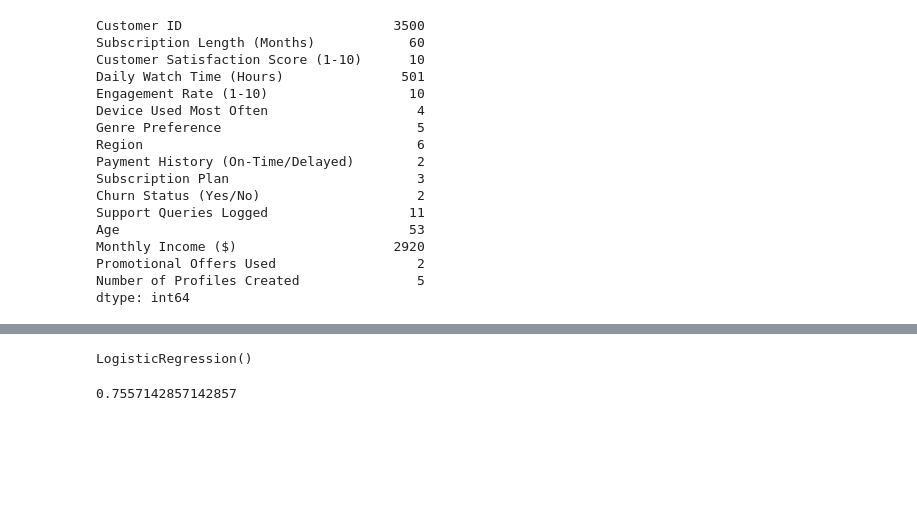
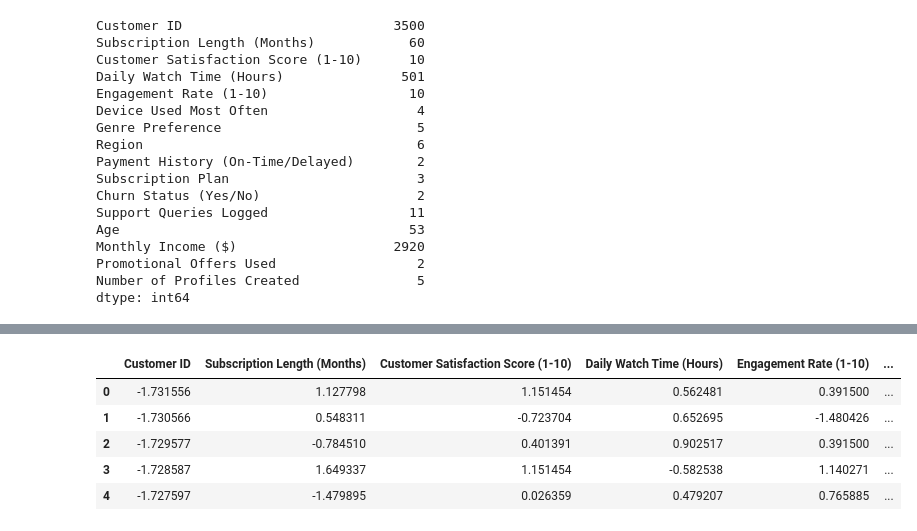
Before and after one commit to saidabroor/AI-Assignments, a Jupyter notebook: 2nd-month_b/10th-lesson_b/practice.ipynb, the cells around one changed output, grey strips where cells are left out. Drawn from its saved outputs; the diff is of its cells as text; code cells hidden in the pictures; blank space fills up the shorter version.

```diff
--- a/2nd-month_b/10th-lesson_b/practice.ipynb
+++ b/2nd-month_b/10th-lesson_b/practice.ipynb
@@ -86,5 +214,15 @@ Name: count, dtype: int64
 # %%
-le = LabelEncoder()
-for col in df.columns:
-  df[col] = le.fit_transform(df[col])
+scaler = StandardScaler()
+
+for col in num_cols:
+  df[num_cols] = scaler.fit_transform(df[num_cols])
+# %%
+df.head()
+# %% [output]
+|  | Customer ID | Subscription Length (Months) | Customer Satisfaction Score (1-10) | Daily Watch Time (Hours) | Engagement Rate (1-10) | ... |
+| 0 | -1.731556 | 1.127798 | 1.151454 | 0.562481 | 0.391500 | ... |
+| 1 | -1.730566 | 0.548311 | -0.723704 | 0.652695 | -1.480426 | ... |
+| 2 | -1.729577 | -0.784510 | 0.401391 | 0.902517 | 0.391500 | ... |
+| 3 | -1.728587 | 1.649337 | 1.151454 | -0.582538 | 1.140271 | ... |
+| 4 | -1.727597 | -1.479895 | 0.026359 | 0.479207 | 0.765885 | ... |
 # %%
@@ -95,5 +233,0 @@ x_train, x_test, y_train, y_test = train_test_split(x,y,test_size=0.2, random_st
-# %%
-model = LogisticRegression()
-model.fit(x_train, y_train)
-# %% [output]
-LogisticRegression()
@@ -102,5 +233,0 @@ y_pred = model.predict(x_test)
-# %%
-acc = accuracy_score(y_test, y_pred)
-acc
-# %% [output]
-0.7557142857142857
```
Also changed, not shown: parts of 23 cells of this notebook.
